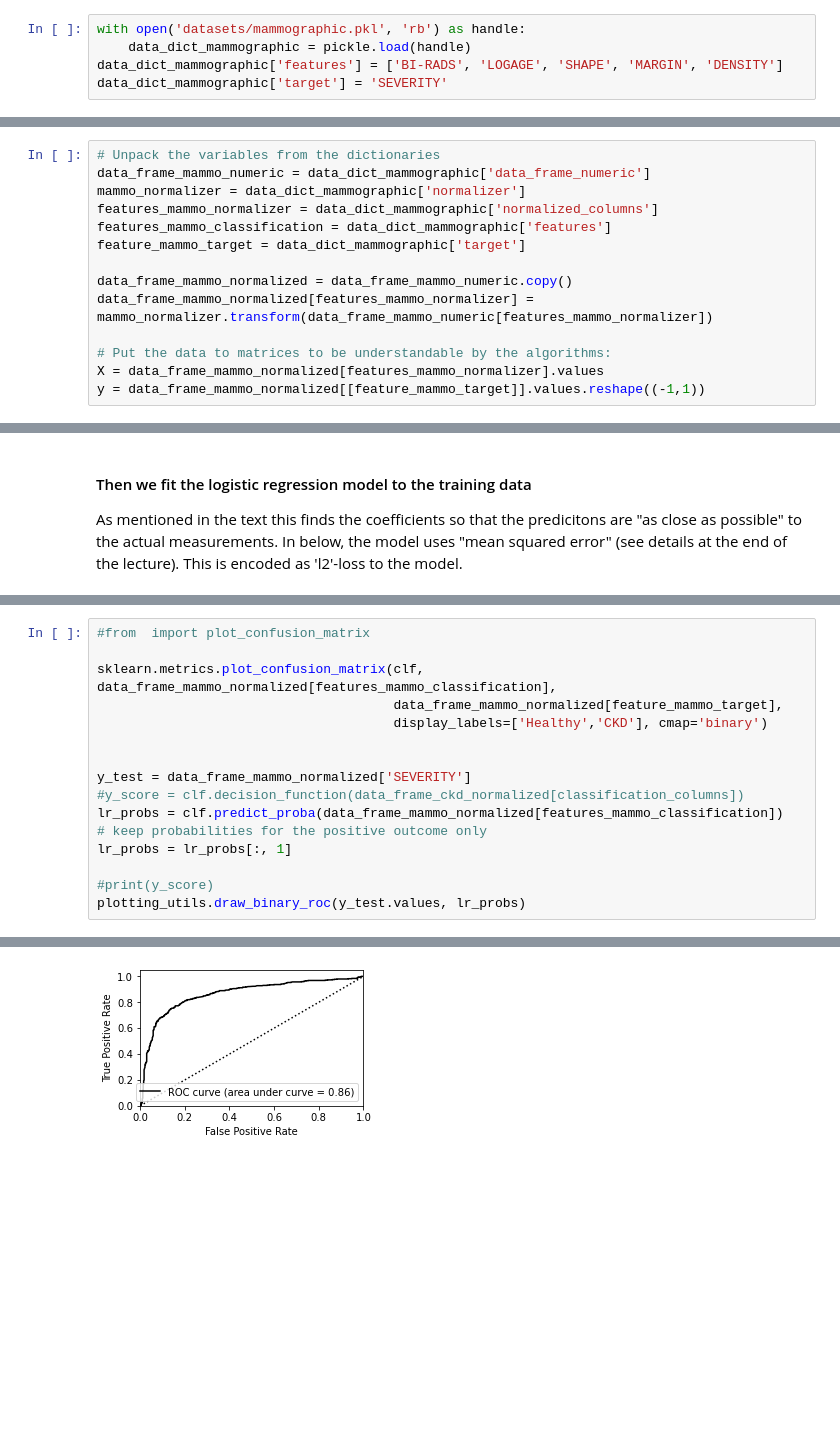
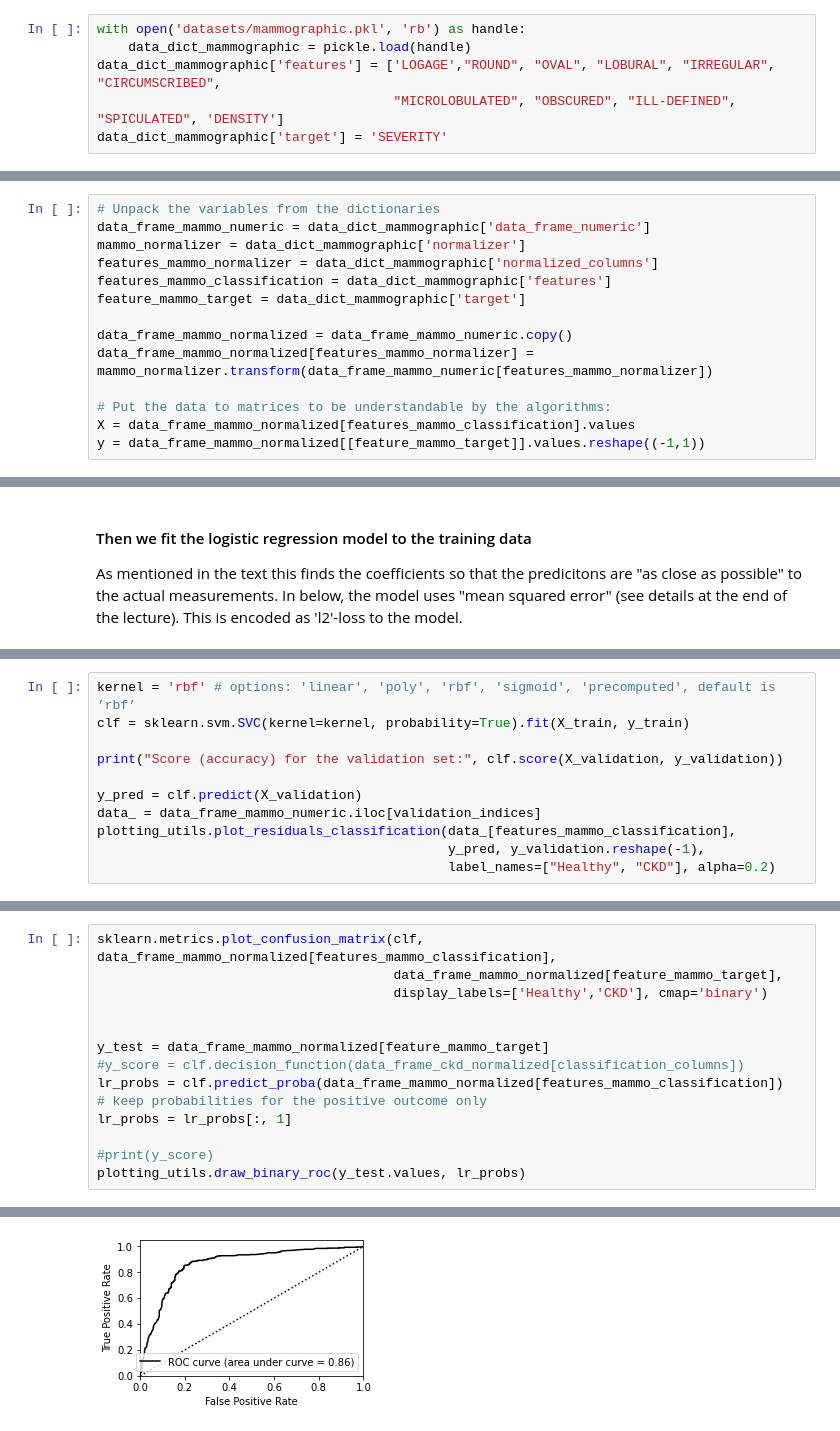
Before and after one commit to esiivola/syke-machine-learning-course, a Jupyter notebook: Lesson-3.ipynb, the cells around one changed output, grey strips where cells are left out. Drawn from its saved outputs; the diff is of its cells as text; blank space fills up the shorter version.

```diff
--- a/Lesson-3.ipynb
+++ b/Lesson-3.ipynb
@@ -43,7 +46,8 @@ FileNotFoundError: [Errno 2] No such file or directory: 'datasets/ice_thickness.
 # %%
 with open('datasets/mammographic.pkl', 'rb') as handle:
     data_dict_mammographic = pickle.load(handle)
-data_dict_mammographic['features'] = ['BI-RADS', 'LOGAGE', 'SHAPE', 'MARGIN', 'DENSITY']
+data_dict_mammographic['features'] = ['LOGAGE',"ROUND", "OVAL", "LOBURAL", "IRREGULAR", "CIRCUMSCRIBED",
+                                      "MICROLOBULATED", "OBSCURED", "ILL-DEFINED", "SPICULATED", 'DENSITY']
 data_dict_mammographic['target'] = 'SEVERITY'
 # %% [markdown]
 ## Supervised learning
@@ -194,7 +198,7 @@ data_frame_mammo_normalized = data_frame_mammo_numeric.copy()
 data_frame_mammo_normalized[features_mammo_normalizer] = mammo_normalizer.transform(data_frame_mammo_numeric[features_mammo_normalizer])
 
 # Put the data to matrices to be understandable by the algorithms:
-X = data_frame_mammo_normalized[features_mammo_normalizer].values
+X = data_frame_mammo_normalized[features_mammo_classification].values
 y = data_frame_mammo_normalized[[feature_mammo_target]].values.reshape((-1,1))
 # %% [markdown]
 #### Then we split the data to train and validation data at random (See lecture 2 for details)
@@ -230,0 +333,11 @@ It seems that Observation depth and time of year affect most to the results as t
+# %%
+kernel = 'rbf' # options: 'linear', 'poly', 'rbf', 'sigmoid', 'precomputed', default is ’rbf’
+clf = sklearn.svm.SVC(kernel=kernel, probability=True).fit(X_train, y_train)
+
+print("Score (accuracy) for the validation set:", clf.score(X_validation, y_validation))
+
+y_pred = clf.predict(X_validation)
+data_ = data_frame_mammo_numeric.iloc[validation_indices]
+plotting_utils.plot_residuals_classification(data_[features_mammo_classification],
+                                             y_pred, y_validation.reshape(-1),
+                                             label_names=["Healthy", "CKD"], alpha=0.2)
@@ -231,12 +351,10 @@ It seems that Observation depth and time of year affect most to the results as t
 # %%
-#from  import plot_confusion_matrix
-
 sklearn.metrics.plot_confusion_matrix(clf, data_frame_mammo_normalized[features_mammo_classification],
                                       data_frame_mammo_normalized[feature_mammo_target],
                                       display_labels=['Healthy','CKD'], cmap='binary')
 
 
-y_test = data_frame_mammo_normalized['SEVERITY']
+y_test = data_frame_mammo_normalized[feature_mammo_target]
 #y_score = clf.decision_function(data_frame_ckd_normalized[classification_columns])
 lr_probs = clf.predict_proba(data_frame_mammo_normalized[features_mammo_classification])
 # keep probabilities for the positive outcome only
@@ -249,2 +367,2 @@ plotting_utils.draw_binary_roc(y_test.values, lr_probs)
-[figure, old version]
+[figure, new version]
 # %% [markdown]
```
Also changed, not shown: parts of 40 cells of this notebook, 2 other files.
